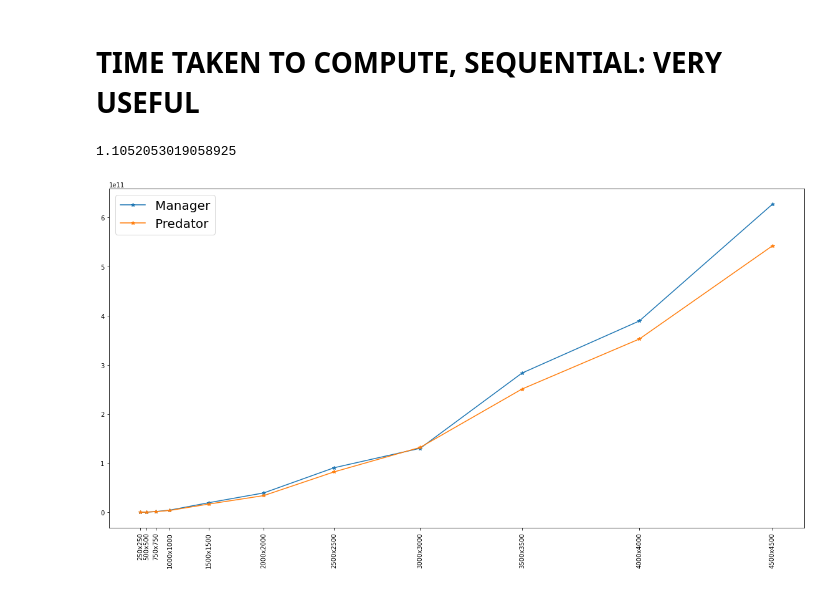
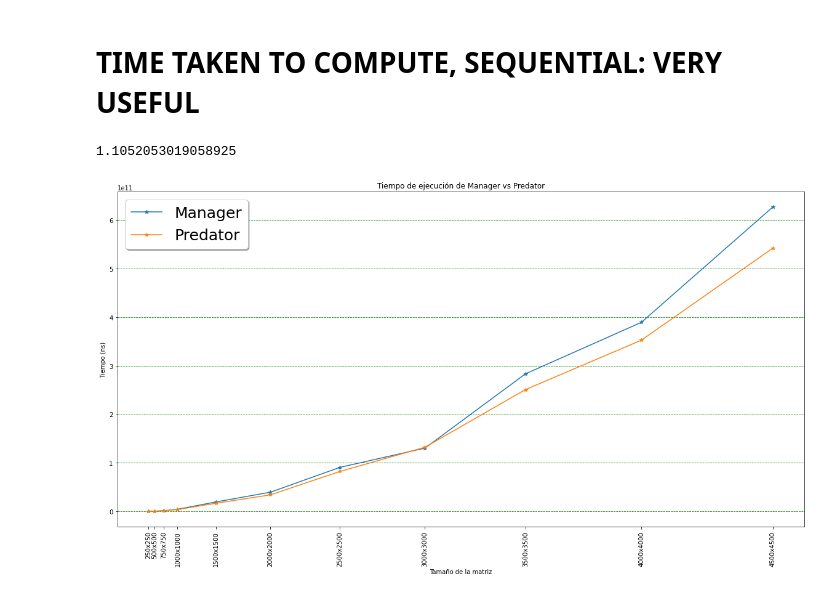
Before and after one commit to RubisRage/Parallel-matrix-multiplication, a Jupyter notebook: performance-analysis.ipynb, the cells around one changed output. Saved outputs shown, nothing was run; the diff lists cells and outputs as text; code cells hidden in the pictures.

```diff
--- a/performance-analysis.ipynb
+++ b/performance-analysis.ipynb
@@ -204,22 +226,26 @@ fig.set_size_inches((17,7))
 # %%
 pr_time = pr_gmean.loc["real_time_nsec"]
 pc_time = gmean.loc["seq", "real_time_nsec"]
 
 fig, ax = plt.subplots()
 
 ax.plot(real_xaxis, pc_time, '*-', label='Manager')
 ax.plot(real_xaxis, pr_time, '*-', label='Predator')
 
 ax.set_xticks(real_xaxis)
 ax.set_xticklabels(xlabel, rotation=90)
-ax.legend(fontsize=20)
+ax.set_title("Tiempo de ejecución de Manager vs Predator")
+ax.set_ylabel("Tiempo (ns)")
+ax.set_xlabel("Tamaño de la matriz")
+ax.legend(fontsize=25, shadow=True, fancybox=True)
+ax.grid(color='green', linestyle = '--', axis='y')
 
 fig.set_size_inches((20,10))
 
 speed_ups = pc_time / pr_time
 mean_speed_up = np.cumprod(speed_ups)[-1] ** (1/speed_ups.size)
 
 mean_speed_up
 # %% [output]
 1.1052053019058925
-[figure, old version]
+[figure, new version]
```
Also changed, not shown: parts of 7 cells of this notebook, 11 other files.
